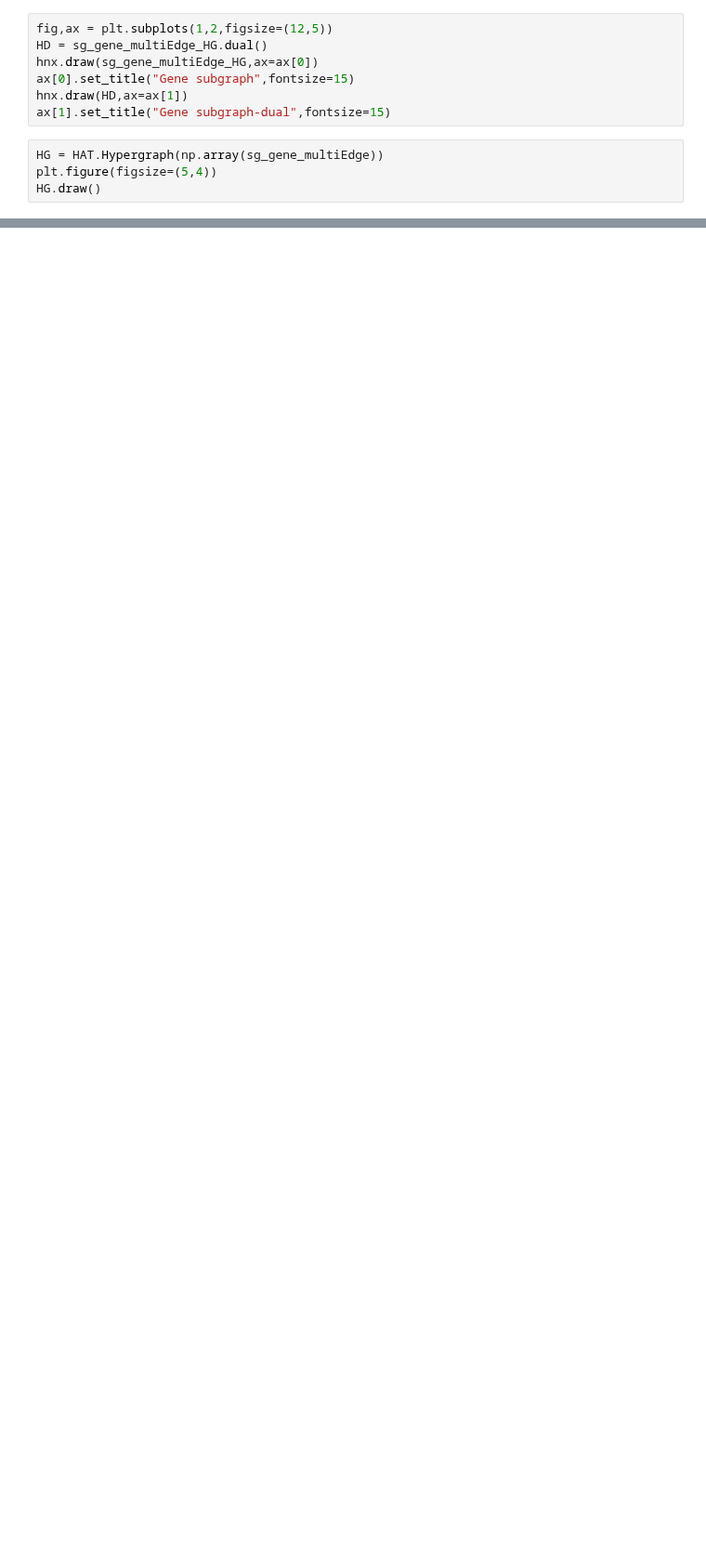
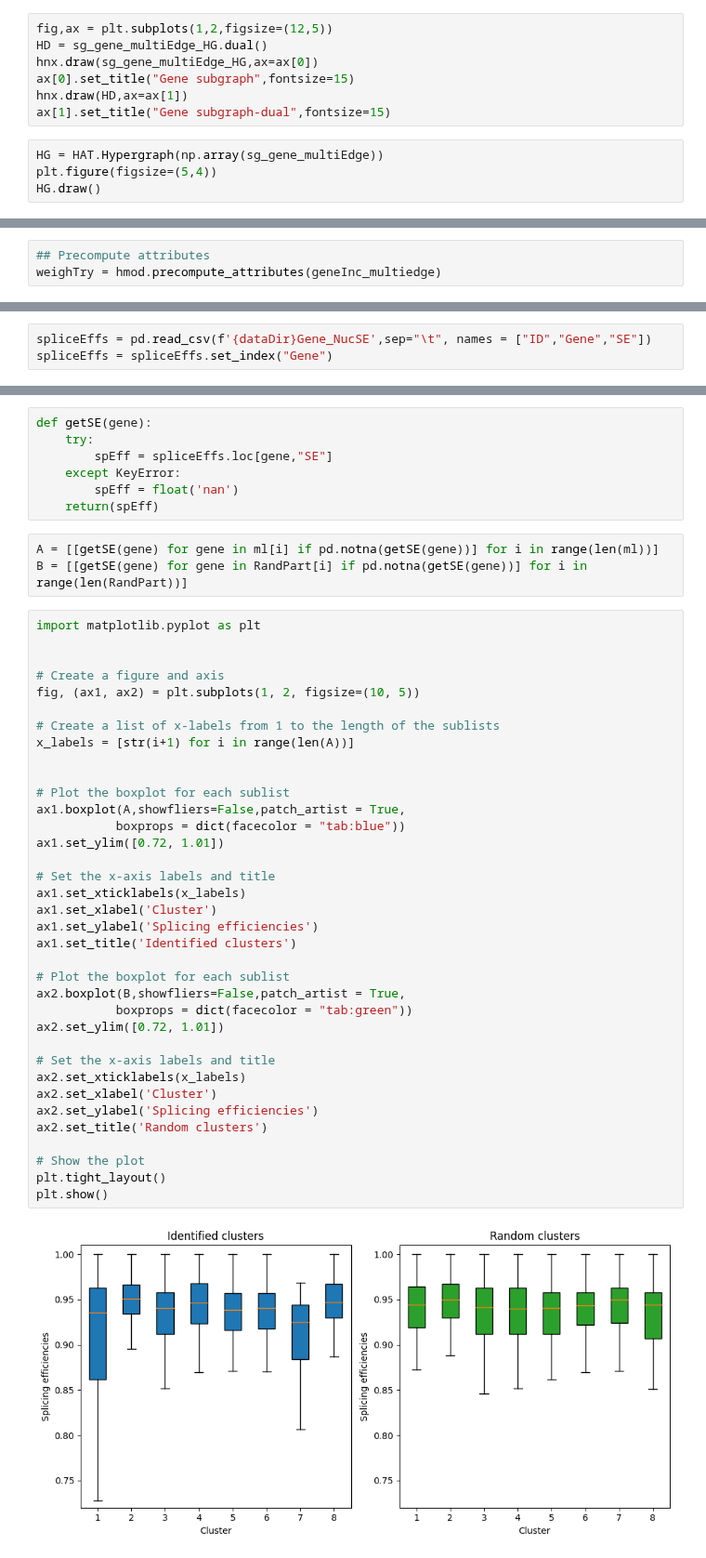
Before and after one commit to noush-joglekar/sporeC_prelim, a Jupyter notebook: scripts/jupyterNB/hypergraph_prometh_intraChom_chr19.ipynb, the cells around one changed output, grey strips where cells are left out. Shown at 93% size. Cells and saved outputs as stored; diff of their text form; blank space fills up the shorter version.

```diff
--- a/scripts/jupyterNB/hypergraph_prometh_intraChom_chr19.ipynb
+++ b/scripts/jupyterNB/hypergraph_prometh_intraChom_chr19.ipynb
@@ -219,0 +373,3 @@ HG.draw()
+# %%
+## Precompute attributes
+weighTry = hmod.precompute_attributes(geneInc_multiedge)
@@ -219,0 +409,3 @@ HG.draw()
+# %%
+spliceEffs = pd.read_csv(f'{dataDir}Gene_NucSE',sep="\t", names = ["ID","Gene","SE"])
+spliceEffs = spliceEffs.set_index("Gene")
@@ -219,0 +414,48 @@ HG.draw()
+# %%
+def getSE(gene):
+    try:
+        spEff = spliceEffs.loc[gene,"SE"]
+    except KeyError:
+        spEff = float('nan')
+    return(spEff)
+# %%
+A = [[getSE(gene) for gene in ml[i] if pd.notna(getSE(gene))] for i in range(len(ml))]
+B = [[getSE(gene) for gene in RandPart[i] if pd.notna(getSE(gene))] for i in range(len(RandPart))]
+# %%
+import matplotlib.pyplot as plt
+
+
+# Create a figure and axis
+fig, (ax1, ax2) = plt.subplots(1, 2, figsize=(10, 5))
+
+# Create a list of x-labels from 1 to the length of the sublists
+x_labels = [str(i+1) for i in range(len(A))]
+
+
+# Plot the boxplot for each sublist
+ax1.boxplot(A,showfliers=False,patch_artist = True,
+           boxprops = dict(facecolor = "tab:blue"))
+ax1.set_ylim([0.72, 1.01])
+
+# Set the x-axis labels and title
+ax1.set_xticklabels(x_labels)
+ax1.set_xlabel('Cluster')
+ax1.set_ylabel('Splicing efficiencies')
+ax1.set_title('Identified clusters')
+
+# Plot the boxplot for each sublist
+ax2.boxplot(B,showfliers=False,patch_artist = True,
+           boxprops = dict(facecolor = "tab:green"))
+ax2.set_ylim([0.72, 1.01])
+
+# Set the x-axis labels and title
+ax2.set_xticklabels(x_labels)
+ax2.set_xlabel('Cluster')
+ax2.set_ylabel('Splicing efficiencies')
+ax2.set_title('Random clusters')
+
+# Show the plot
+plt.tight_layout()
+plt.show()
+# %% [output]
+[figure, added]
```
Also changed, not shown: parts of 51 cells of this notebook.
